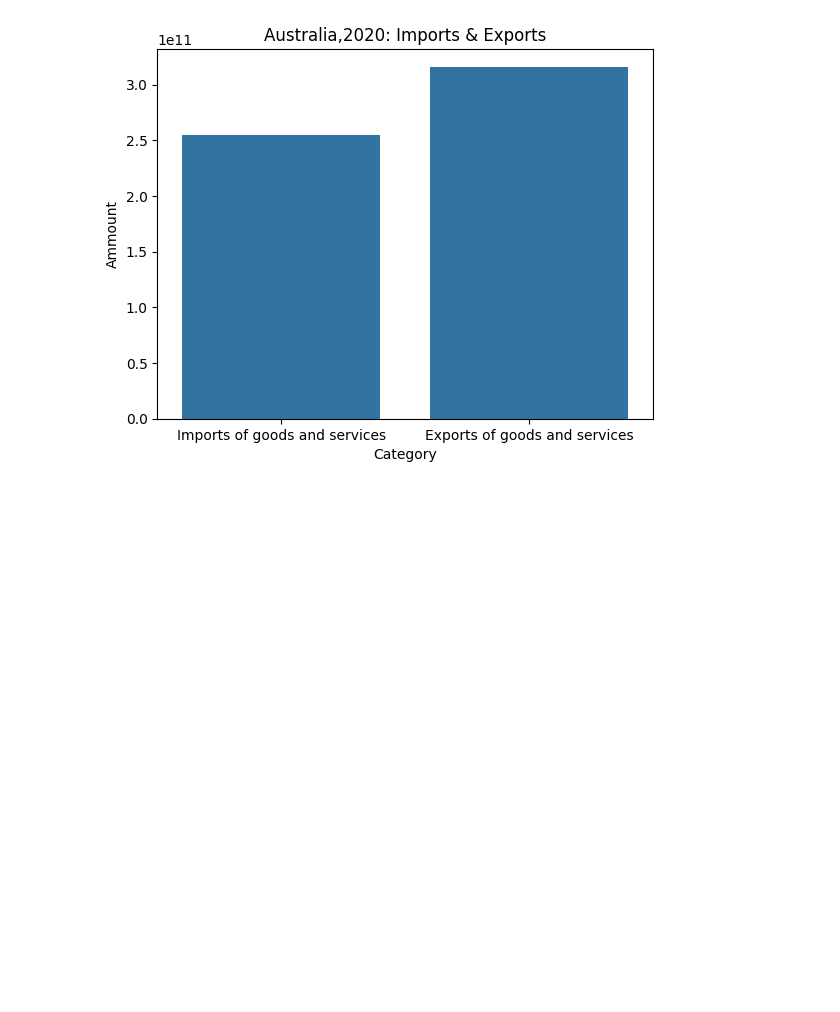
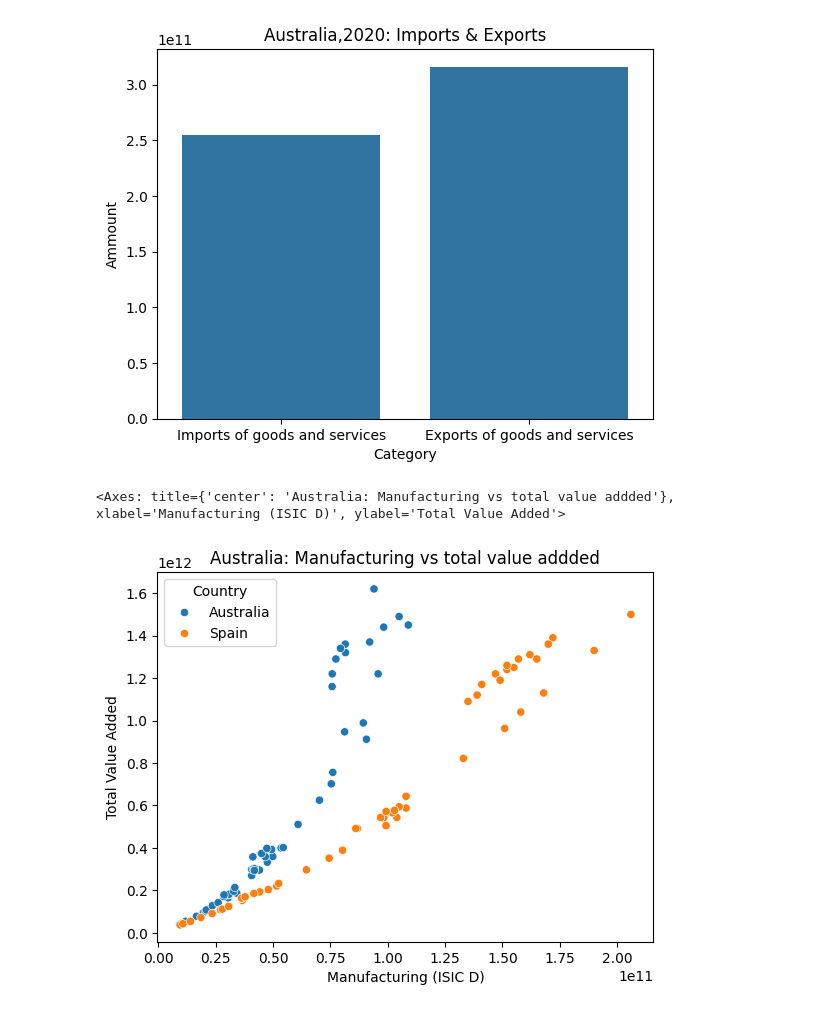
Before and after one commit to adcerro/mineria, a Jupyter notebook: segundoentregable/_build/jupyter_execute/second.ipynb, the cells around one changed output. Cells and saved outputs as stored; diff of their text form; code cells hidden in the pictures; blank space fills up the shorter version.

Commit message:
new graph

```diff
--- a/segundoentregable/_build/jupyter_execute/second.ipynb
+++ b/segundoentregable/_build/jupyter_execute/second.ipynb
@@ -62,3 +62,10 @@ sns.barplot(data=df_bar_melted, x='Category', y='Ammount')
 # %% [output]
 <Axes: title={'center': 'Australia,2020: Imports & Exports'}, xlabel='Category', ylabel='Ammount'>
 [figure]
+# %%
+plt.title(f'{country}: Manufacturing vs total value addded')
+df_scatter = df[df['Country'].isin(['Australia','Spain'])]
+sns.scatterplot(data=df_scatter,x='Manufacturing (ISIC D)',y='Total Value Added',hue='Country')
+# %% [output]
+<Axes: title={'center': 'Australia: Manufacturing vs total value addded'}, xlabel='Manufacturing (ISIC D)', ylabel='Total Value Added'>
+[figure, added]
```
Also changed, not shown: 6 other files.
